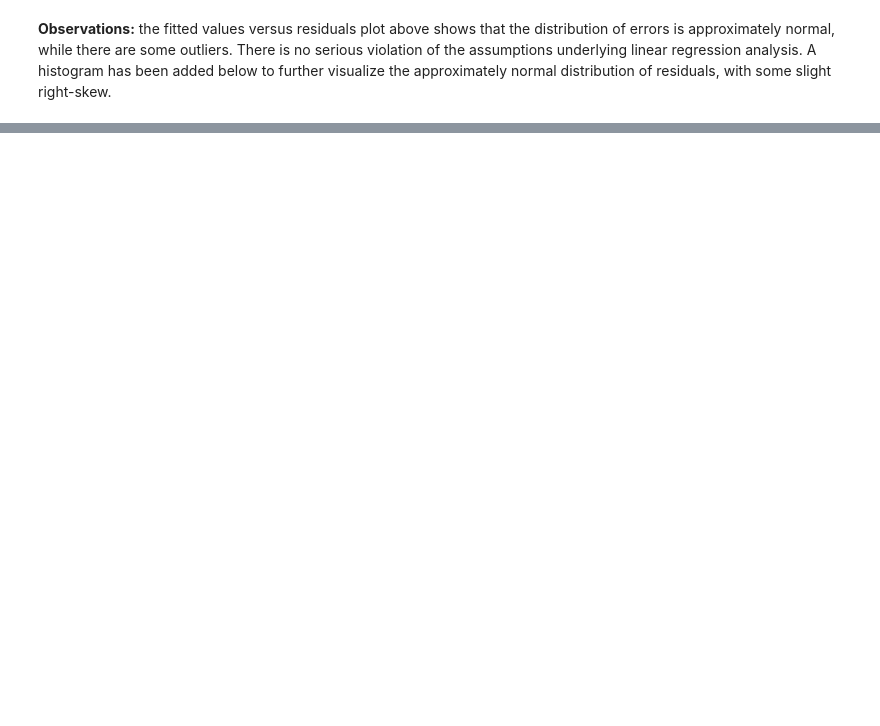
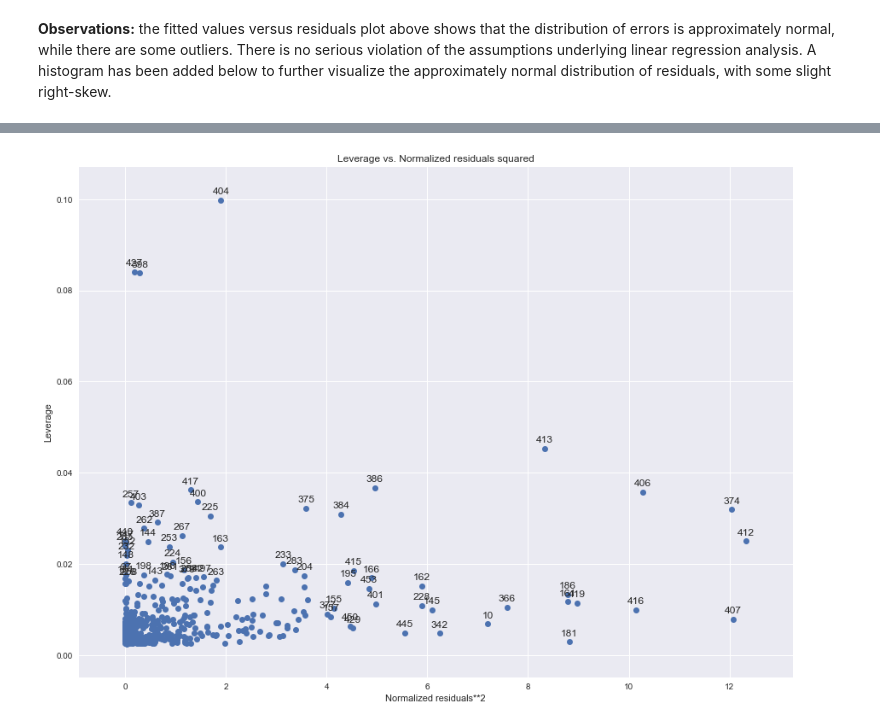
Before and after one commit to GlassesByDay/springboard, a Jupyter notebook: linear_regression/Mini_Project_Linear_Regression.ipynb, the cells around one changed output, grey strips where cells are left out. Cells and saved outputs as stored; diff of their text form; code cells hidden in the pictures; blank space fills up the shorter version.

```diff
--- a/linear_regression/Mini_Project_Linear_Regression.ipynb
+++ b/linear_regression/Mini_Project_Linear_Regression.ipynb
@@ -1004,0 +1070,6 @@ plt.show()
+# %%
+# leverage vs normalized residuals squared
+plot_leverage_resid2(m_updated)
+plt.show()
+# %% [output]
+[figure, added]
```
Also changed, not shown: parts of 17 cells of this notebook.
